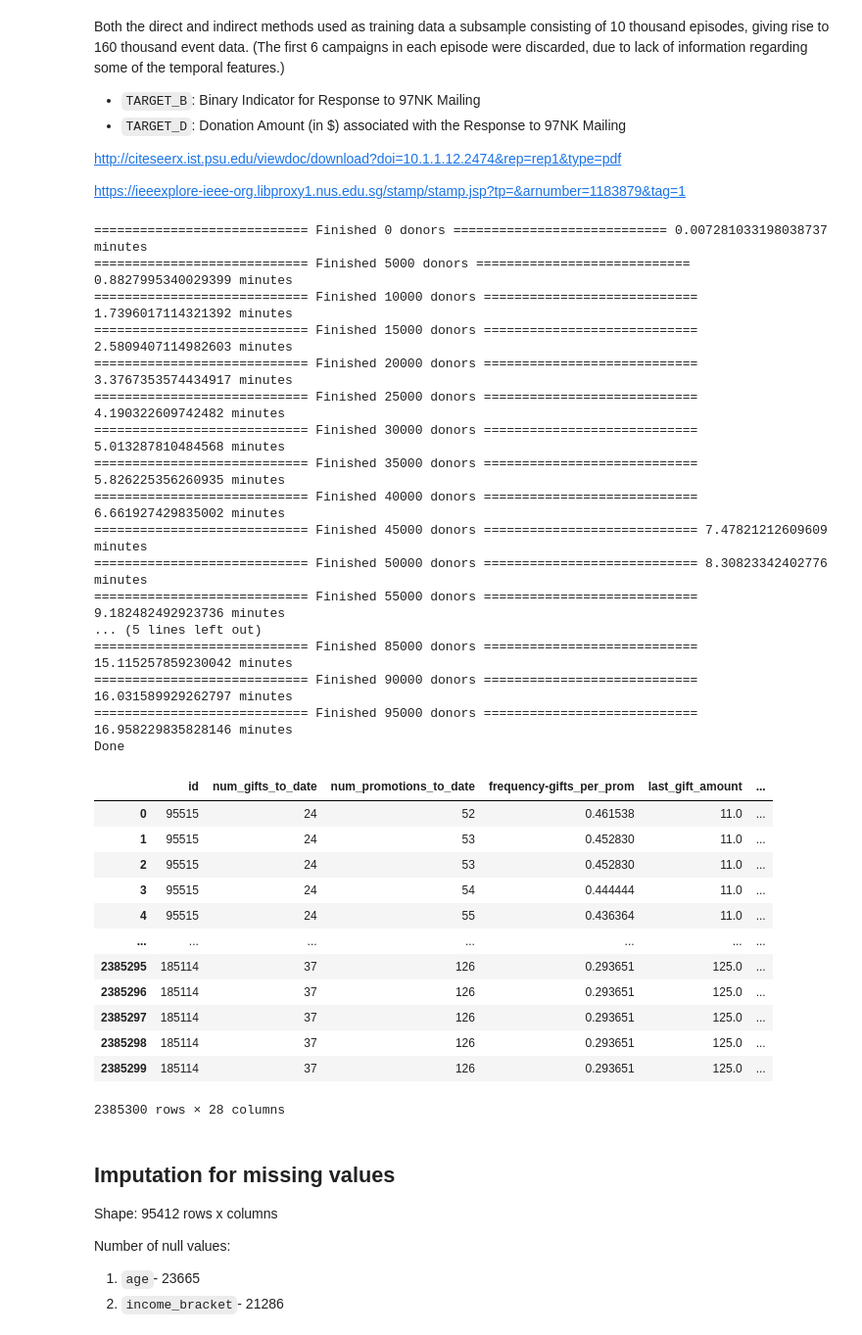
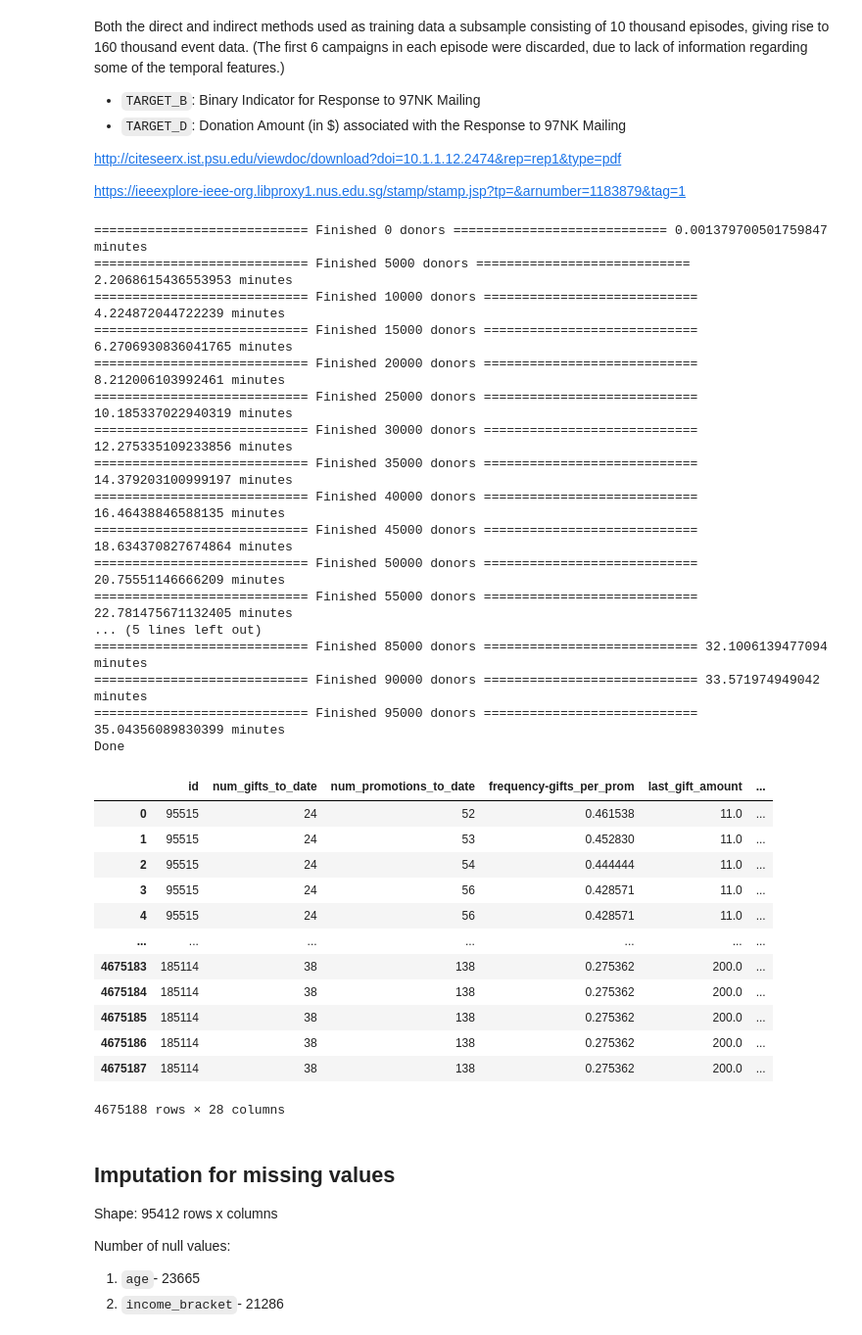
Before and after one commit to amrut-prabhu/direct_marketing_planning, a Jupyter notebook: 1_KDD_MDP_Data.ipynb, the cells around one changed output. Shown at 98% size. Saved outputs shown, nothing was run; the diff lists cells and outputs as text; code cells hidden in the pictures.

Commit message:
Process train data with 1 month time period

```diff
--- a/1_KDD_MDP_Data.ipynb
+++ b/1_KDD_MDP_Data.ipynb
@@ -769,7 +708,7 @@ def get_initial_state(row, curr_date):
 
     return state
 # %%
-TIME_PERIOD = 2 # number of months for which a data sample is generated
+TIME_PERIOD = 1 # number of months for which a data sample is generated
 
 should_write = True
 MDP_RAW_OLD_DATA_FILE = data_dir + 'mdp_raw_data(old_names)-' + str(TIME_PERIOD) + '_month_period.csv'
@@ -853,11 +792,14 @@ for i, row in data.iterrows():
             if curr_date in row['prom_dates']:
                 num_proms = row['prom_dates'].count(curr_date)
 
-                state['reward'] -= PACKAGE_COST * num_proms
-
                 state['num_prom_all'] = episode[-1]['num_prom_all'] + num_proms # 4.
                 state['prom_recency'] = 0 # 14.
 
+                # FIXME: assign cost based on promotion/action type
+                state['reward'] -= PACKAGE_COST * num_proms
+
+                # FIXME: multiple actions may occur if TIME_PERIOD is too large.
+                # Which one to choose? Add multiple rows? Or just pick one?
                 idx = -1
                 idx = row['prom_dates'].index(curr_date)
                 state['action'] = row['prom_types'][idx] # 24.
@@ -916,22 +858,22 @@ for i, row in data.iterrows():
 
 print('Done')
 # %% [output]
-============================ Finished 0 donors ============================ 0.007281033198038737 minutes
-============================ Finished 5000 donors ============================ 0.8827995340029399 minutes
-============================ Finished 10000 donors ============================ 1.7396017114321392 minutes
-============================ Finished 15000 donors ============================ 2.5809407114982603 minutes
-============================ Finished 20000 donors ============================ 3.3767353574434917 minutes
-============================ Finished 25000 donors ============================ 4.190322609742482 minutes
-============================ Finished 30000 donors ============================ 5.013287810484568 minutes
-============================ Finished 35000 donors ============================ 5.826225356260935 minutes
-============================ Finished 40000 donors ============================ 6.661927429835002 minutes
-============================ Finished 45000 donors ============================ 7.47821212609609 minutes
-============================ Finished 50000 donors ============================ 8.30823342402776 minutes
-============================ Finished 55000 donors ============================ 9.182482492923736 minutes
+============================ Finished 0 donors ============================ 0.001379700501759847 minutes
+============================ Finished 5000 donors ============================ 2.2068615436553953 minutes
+============================ Finished 10000 donors ============================ 4.224872044722239 minutes
+============================ Finished 15000 donors ============================ 6.2706930836041765 minutes
+============================ Finished 20000 donors ============================ 8.212006103992461 minutes
+============================ Finished 25000 donors ============================ 10.185337022940319 minutes
+============================ Finished 30000 donors ============================ 12.275335109233856 minutes
+============================ Finished 35000 donors ============================ 14.379203100999197 minutes
+============================ Finished 40000 donors ============================ 16.46438846588135 minutes
+============================ Finished 45000 donors ============================ 18.634370827674864 minutes
+============================ Finished 50000 donors ============================ 20.75551146666209 minutes
+============================ Finished 55000 donors ============================ 22.781475671132405 minutes
 ... (5 lines left out)
-============================ Finished 85000 donors ============================ 15.115257859230042 minutes
-============================ Finished 90000 donors ============================ 16.031589929262797 minutes
-============================ Finished 95000 donors ============================ 16.958229835828146 minutes
+============================ Finished 85000 donors ============================ 32.1006139477094 minutes
+============================ Finished 90000 donors ============================ 33.571974949042 minutes
+============================ Finished 95000 donors ============================ 35.04356089830399 minutes
 Done
 # %%
 # TIME_PERIOD = 2
@@ -958,44 +900,44 @@ mdp_raw_data['months_since_last_prom'] = mdp_data_old_names['prom_recency']
 mdp_raw_data['months_from_first_prom_to_gift'] = mdp_data_old_names['timelag']
 mdp_raw_data['gift_recency_ratio'] = mdp_data_old_names['gift_rec_ratio']
 mdp_raw_data['prom_recency_ratio'] = mdp_data_old_names['prom_rec_ratio']
 mdp_raw_data['did_receive_gift_1_months_ago'] = mdp_data_old_names['responded_bit_1']
 mdp_raw_data['did_receive_gift_2_months_ago'] = mdp_data_old_names['responded_bit_2']
 mdp_raw_data['did_receive_gift_3_months_ago'] = mdp_data_old_names['responded_bit_3']
 mdp_raw_data['did_mail_prom_1_months_ago'] = mdp_data_old_names['mailed_bit_1']
 mdp_raw_data['did_mail_prom_2_months_ago'] = mdp_data_old_names['mailed_bit_2']
 mdp_raw_data['did_mail_prom_3_months_ago'] = mdp_data_old_names['mailed_bit_3']
 
 mdp_raw_data['age'] = mdp_data_old_names['age']
 mdp_raw_data['income_bracket'] = mdp_data_old_names['income_bracket']
 
 mdp_raw_data['action'] = mdp_data_old_names['action']
 
 mdp_raw_data['reward'] = mdp_data_old_names['reward']
 mdp_raw_data['bloc'] = mdp_data_old_names['bloc']
 mdp_raw_data['date'] = mdp_data_old_names['date']
 
 # mdp_raw_data['type'] = mdp_data_old_names['type']
 # mdp_raw_data['state'] = mdp_data_old_names['state']
 
 
-MDP_RAW_DATA_FILE = data_dir + '/mdp_raw_data.csv'
+MDP_RAW_DATA_FILE = data_dir + '/mdp_raw_data-' + str(TIME_PERIOD) + '_month_period.csv'
 mdp_raw_data.to_csv(MDP_RAW_DATA_FILE, index=False)
 
 display(mdp_raw_data)
 # %% [output]
 |  | id | num_gifts_to_date | num_promotions_to_date | frequency-gifts_per_prom | last_gift_amount | ... |
 | 0 | 95515 | 24 | 52 | 0.461538 | 11.0 | ... |
 | 1 | 95515 | 24 | 53 | 0.452830 | 11.0 | ... |
-| 2 | 95515 | 24 | 53 | 0.452830 | 11.0 | ... |
-| 3 | 95515 | 24 | 54 | 0.444444 | 11.0 | ... |
-| 4 | 95515 | 24 | 55 | 0.436364 | 11.0 | ... |
+| 2 | 95515 | 24 | 54 | 0.444444 | 11.0 | ... |
+| 3 | 95515 | 24 | 56 | 0.428571 | 11.0 | ... |
+| 4 | 95515 | 24 | 56 | 0.428571 | 11.0 | ... |
 | ... | ... | ... | ... | ... | ... | ... |
-| 2385295 | 185114 | 37 | 126 | 0.293651 | 125.0 | ... |
-| 2385296 | 185114 | 37 | 126 | 0.293651 | 125.0 | ... |
-| 2385297 | 185114 | 37 | 126 | 0.293651 | 125.0 | ... |
-| 2385298 | 185114 | 37 | 126 | 0.293651 | 125.0 | ... |
-| 2385299 | 185114 | 37 | 126 | 0.293651 | 125.0 | ... |
+| 4675183 | 185114 | 38 | 138 | 0.275362 | 200.0 | ... |
+| 4675184 | 185114 | 38 | 138 | 0.275362 | 200.0 | ... |
+| 4675185 | 185114 | 38 | 138 | 0.275362 | 200.0 | ... |
+| 4675186 | 185114 | 38 | 138 | 0.275362 | 200.0 | ... |
+| 4675187 | 185114 | 38 | 138 | 0.275362 | 200.0 | ... |
-2385300 rows × 28 columns
+4675188 rows × 28 columns
 # %% [markdown]
 ## Imputation for missing values
 
```
Also changed, not shown: parts of 20 cells of this notebook.
